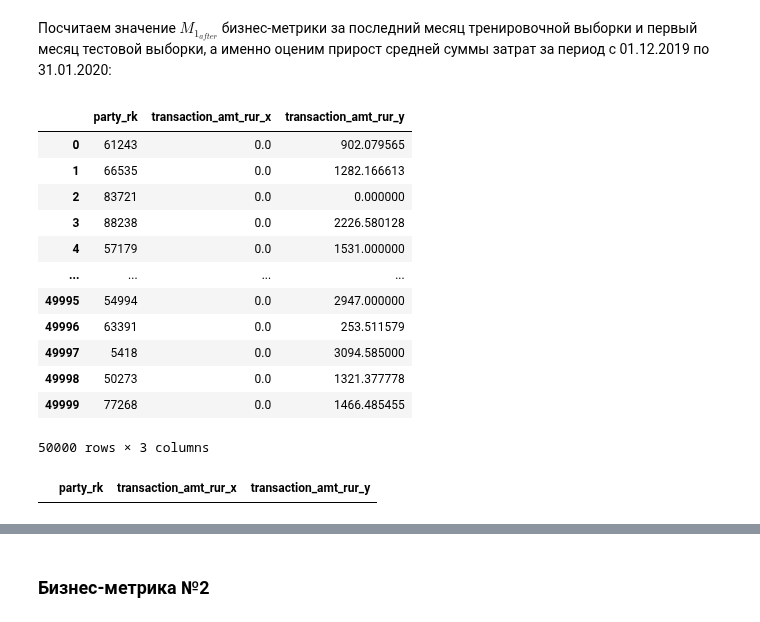
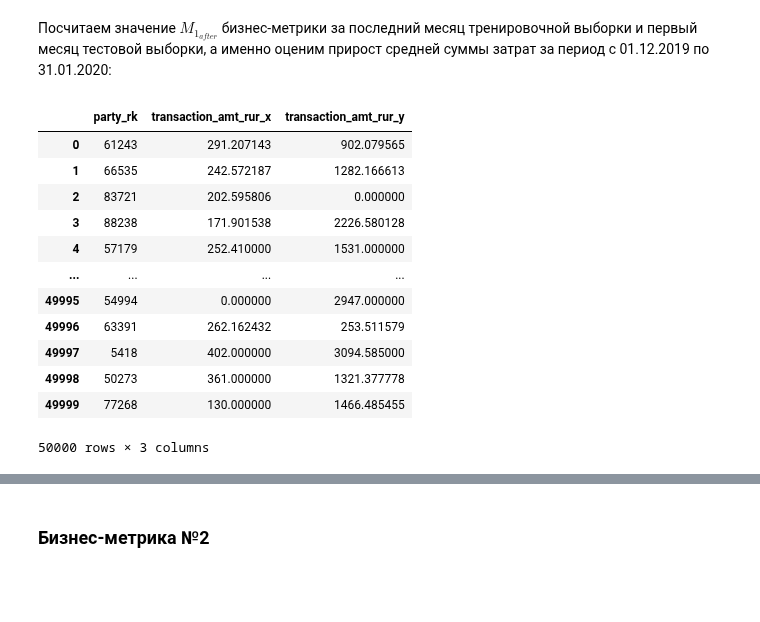
Before and after one commit to Stuksus/Hakaton_Finodays, a Jupyter notebook: temp_version.ipynb, the cells around one changed output, grey strips where cells are left out. Saved outputs shown, nothing was run; the diff lists cells and outputs as text; code cells hidden in the pictures; blank space fills up the shorter version.

```diff
--- a/temp_version.ipynb
+++ b/temp_version.ipynb
@@ -2222,40 +1977,32 @@ M1_before
 # %%
 # Выпишем все party_rk всех пользователей
 df_pr8_0 = df_socdem_num['party_rk'].to_frame()
 
 # Найдем X_{j_{t-1}} (за декабрь)
-df_12_01_2019, final_cut1201 = cutDateM1_(datetime.datetime(2019, 12, 1), datetime.datetime(2019, 12, 31), df_test)
+df_12_01_2019, final_cut1201 = cutDateM1_(datetime.datetime(2019, 12, 1), datetime.datetime(2019, 12, 31), df_train_test)
 df_12_01_2019_with_mean = findMeanDf(df_12_01_2019)
 
 # Найдем X_{j_{t}} (за январь)
-df_01_02_2020, final_cut0102 = cutDateM1_(datetime.datetime(2020, 1, 1), datetime.datetime(2020, 1, 31), df_test)
+df_01_02_2020, final_cut0102 = cutDateM1_(datetime.datetime(2020, 1, 1), datetime.datetime(2020, 1, 31), df_train_test)
 df_01_02_2020_with_mean = findMeanDf(df_01_02_2020)
 
 # Объединим за декабрь и январь
 df_m1_a = pd.merge(df_12_01_2019_with_mean, df_01_02_2020_with_mean, on='party_rk')
 df_m1_a
 # %% [output]
 |  | party_rk | transaction_amt_rur_x | transaction_amt_rur_y |
-| 0 | 61243 | 0.0 | 902.079565 |
-| 1 | 66535 | 0.0 | 1282.166613 |
-| 2 | 83721 | 0.0 | 0.000000 |
-| 3 | 88238 | 0.0 | 2226.580128 |
-| 4 | 57179 | 0.0 | 1531.000000 |
+| 0 | 61243 | 291.207143 | 902.079565 |
+| 1 | 66535 | 242.572187 | 1282.166613 |
+| 2 | 83721 | 202.595806 | 0.000000 |
+| 3 | 88238 | 171.901538 | 2226.580128 |
+| 4 | 57179 | 252.410000 | 1531.000000 |
 | ... | ... | ... | ... |
-| 49995 | 54994 | 0.0 | 2947.000000 |
-| 49996 | 63391 | 0.0 | 253.511579 |
-| 49997 | 5418 | 0.0 | 3094.585000 |
-| 49998 | 50273 | 0.0 | 1321.377778 |
-| 49999 | 77268 | 0.0 | 1466.485455 |
+| 49995 | 54994 | 0.000000 | 2947.000000 |
+| 49996 | 63391 | 262.162432 | 253.511579 |
+| 49997 | 5418 | 402.000000 | 3094.585000 |
+| 49998 | 50273 | 361.000000 | 1321.377778 |
+| 49999 | 77268 | 130.000000 | 1466.485455 |
 50000 rows × 3 columns
-# %%
-# Удалим строчки, в которых и средние траты за декабрь, и средние траты за январь равны 0
-# (такие пользователи просто не пользовались картой в этих месяцах)
-
-df_m1_a = df_m1_a[~((df_m1_a.transaction_amt_rur_x == 0) & (df_m1_a.transaction_amt_rur_x == 0))]
-df_m1_a
-# %% [output]
-|  | party_rk | transaction_amt_rur_x | transaction_amt_rur_y |
 # %%
 # Удалим строчки, в которых и средние траты за декабрь, и средние траты за январь равны 0
 # (такие пользователи просто не пользовались картой в этих месяцах)
```
Also changed, not shown: parts of 141 cells of this notebook.
